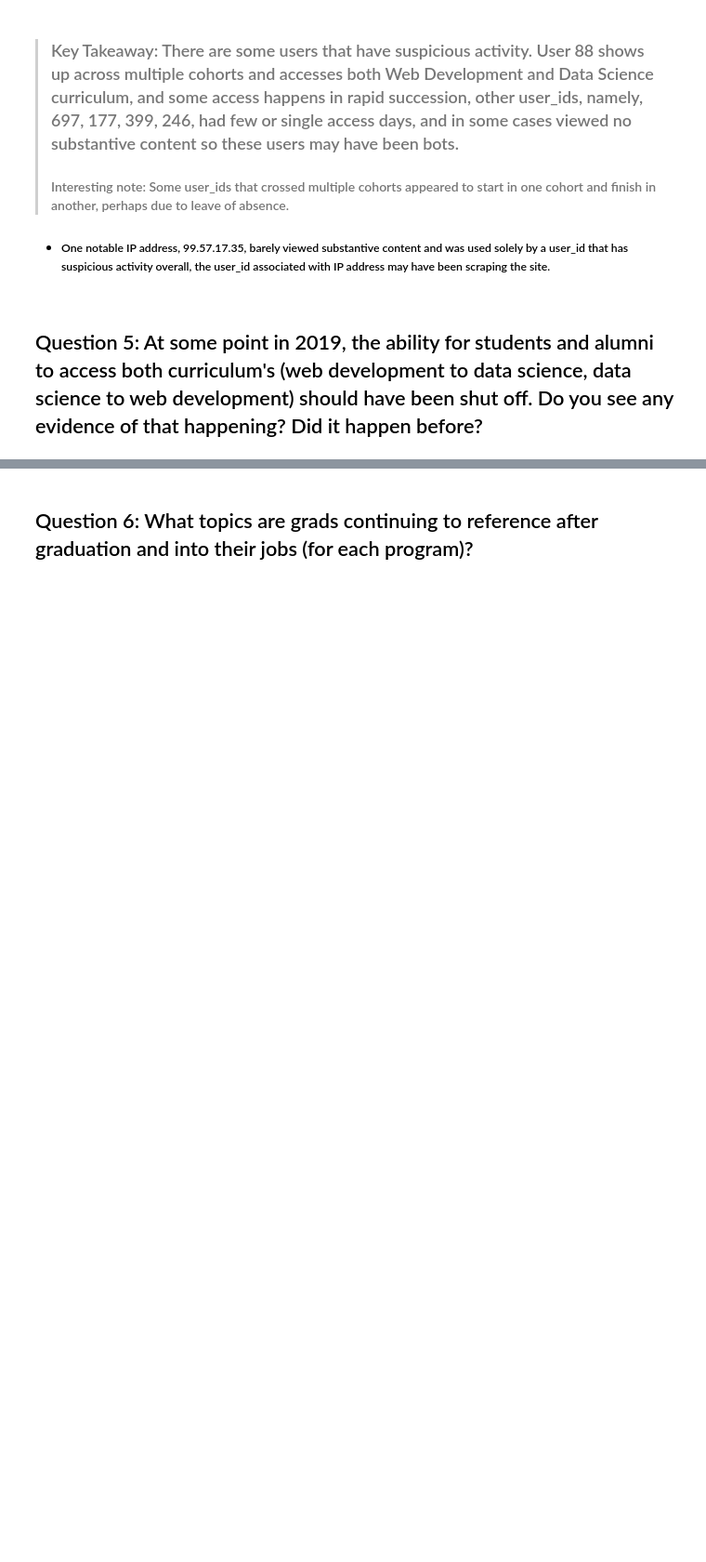
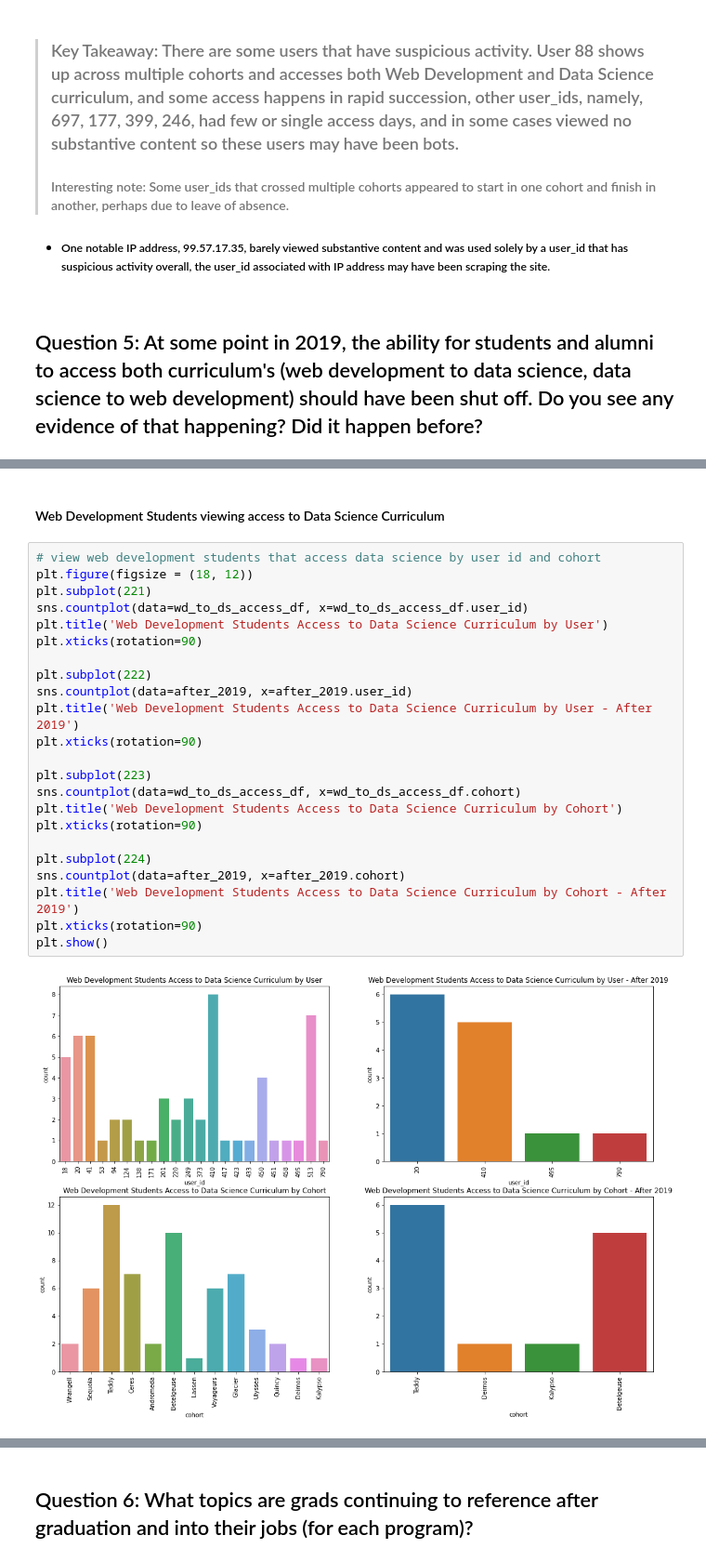
Before and after one commit to miller-cerna-laskowski-morris-eyring/anomaly-group-project, a Jupyter notebook: Final.ipynb, the cells around one changed output, grey strips where cells are left out. Shown at 93% size. Cells and saved outputs as stored; diff of their text form; blank space fills up the shorter version.

```diff
--- a/Final.ipynb
+++ b/Final.ipynb
@@ -427,0 +482,27 @@ full_df.loc[full_df['ip'] == '99.57.17.35']
+# %% [markdown]
+#### Web Development Students viewing access to Data Science Curriculum
+# %%
+# view web development students that access data science by user id and cohort
+plt.figure(figsize = (18, 12))
+plt.subplot(221)
+sns.countplot(data=wd_to_ds_access_df, x=wd_to_ds_access_df.user_id)
+plt.title('Web Development Students Access to Data Science Curriculum by User')
+plt.xticks(rotation=90)
+
+plt.subplot(222)
+sns.countplot(data=after_2019, x=after_2019.user_id)
+plt.title('Web Development Students Access to Data Science Curriculum by User - After 2019')
+plt.xticks(rotation=90)
+
+plt.subplot(223)
+sns.countplot(data=wd_to_ds_access_df, x=wd_to_ds_access_df.cohort)
+plt.title('Web Development Students Access to Data Science Curriculum by Cohort')
+plt.xticks(rotation=90)
+
+plt.subplot(224)
+sns.countplot(data=after_2019, x=after_2019.cohort)
+plt.title('Web Development Students Access to Data Science Curriculum by Cohort - After 2019')
+plt.xticks(rotation=90)
+plt.show()
+# %% [output]
+[figure, added]
```
Also changed, not shown: parts of 21 cells of this notebook.
